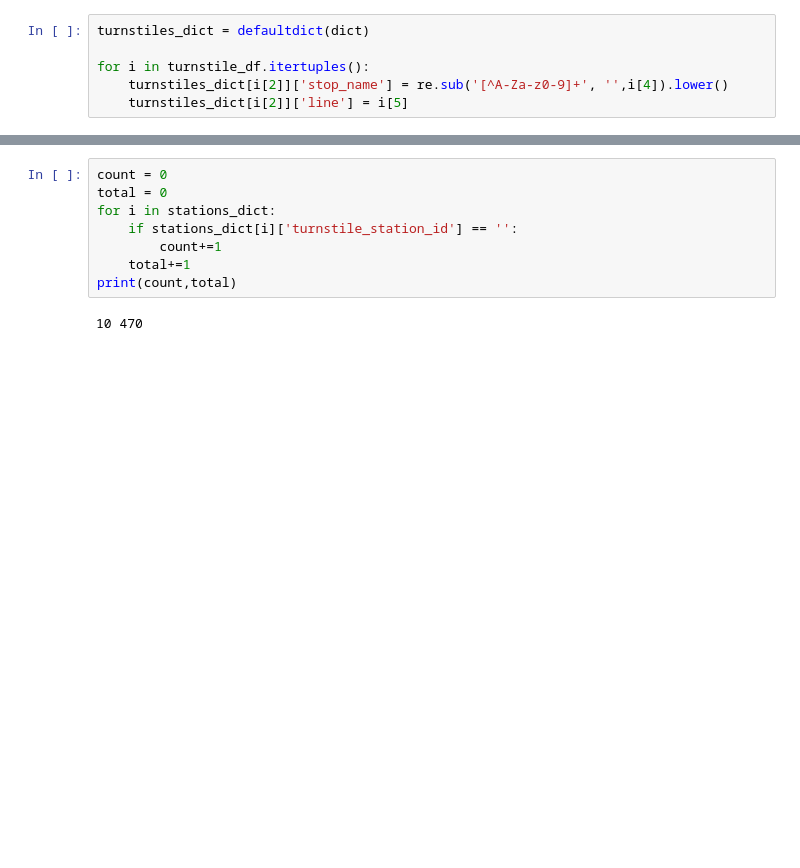
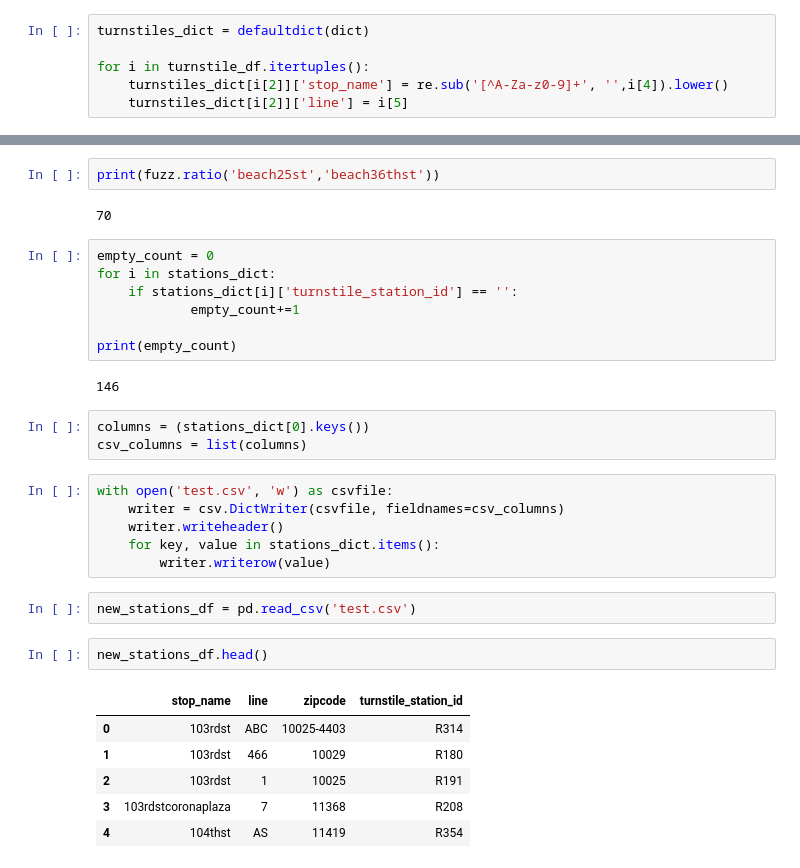
Before and after one commit to bshaiman/MTA-Project, a Jupyter notebook: the_merge_problem.ipynb, the cells around one changed output, grey strips where cells are left out. Saved outputs shown, nothing was run; the diff lists cells and outputs as text; blank space fills up the shorter version.

```diff
--- a/the_merge_problem.ipynb
+++ b/the_merge_problem.ipynb
@@ -145,10 +200,33 @@ for i in turnstiles_dict:
+# %%
+print(fuzz.ratio('beach25st','beach36thst'))
+# %% [output]
+70
 # %%
-count = 0
-total = 0
+empty_count = 0
 for i in stations_dict:
     if stations_dict[i]['turnstile_station_id'] == '':
-        count+=1
-    total+=1
-print(count,total)
+            empty_count+=1
+
+print(empty_count)
 # %% [output]
-10 470
+146
+# %%
+columns = (stations_dict[0].keys())
+csv_columns = list(columns)
+# %%
+with open('test.csv', 'w') as csvfile:
+    writer = csv.DictWriter(csvfile, fieldnames=csv_columns)
+    writer.writeheader()
+    for key, value in stations_dict.items():
+        writer.writerow(value)
+# %%
+new_stations_df = pd.read_csv('test.csv')
+# %%
+new_stations_df.head()
+# %% [output]
+|  | stop_name | line | zipcode | turnstile_station_id |
+| 0 | 103rdst | ABC | 10025-4403 | R314 |
+| 1 | 103rdst | 466 | 10029 | R180 |
+| 2 | 103rdst | 1 | 10025 | R191 |
+| 3 | 103rdstcoronaplaza | 7 | 11368 | R208 |
+| 4 | 104thst | AS | 11419 | R354 |
```
Also changed, not shown: parts of 14 cells of this notebook, 1 other file.
